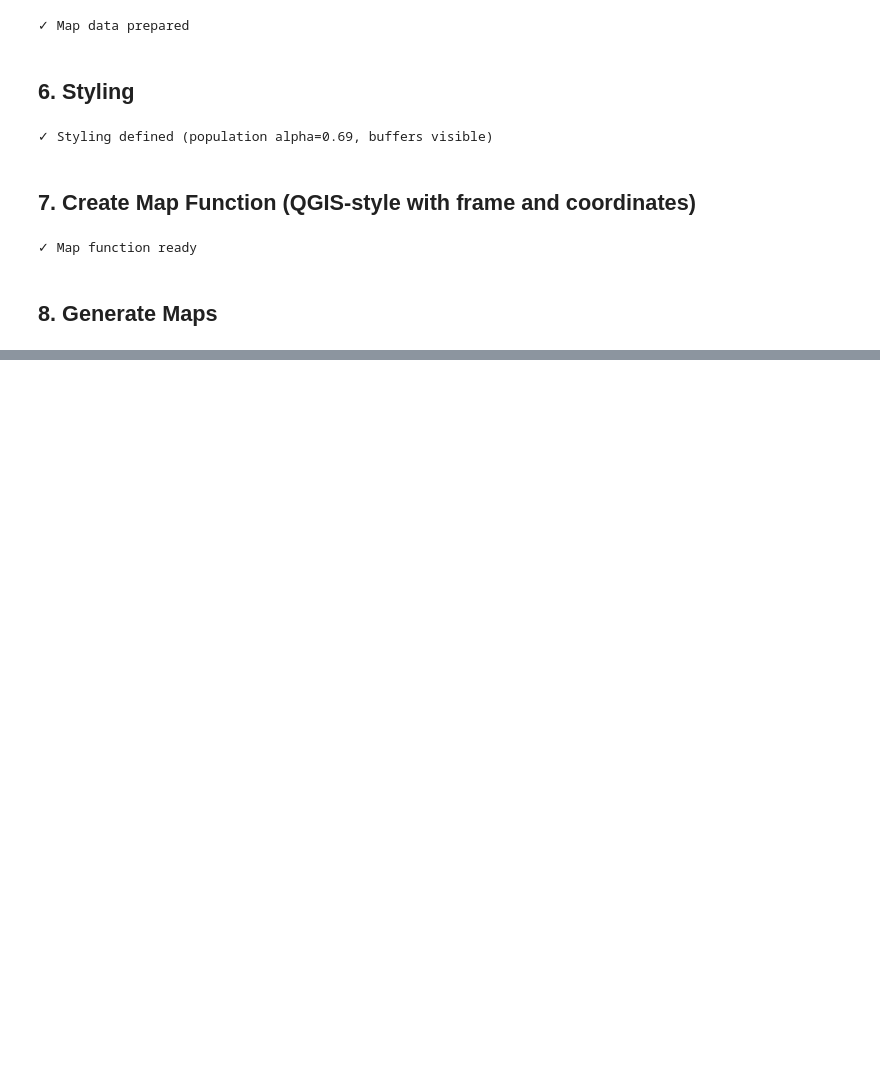
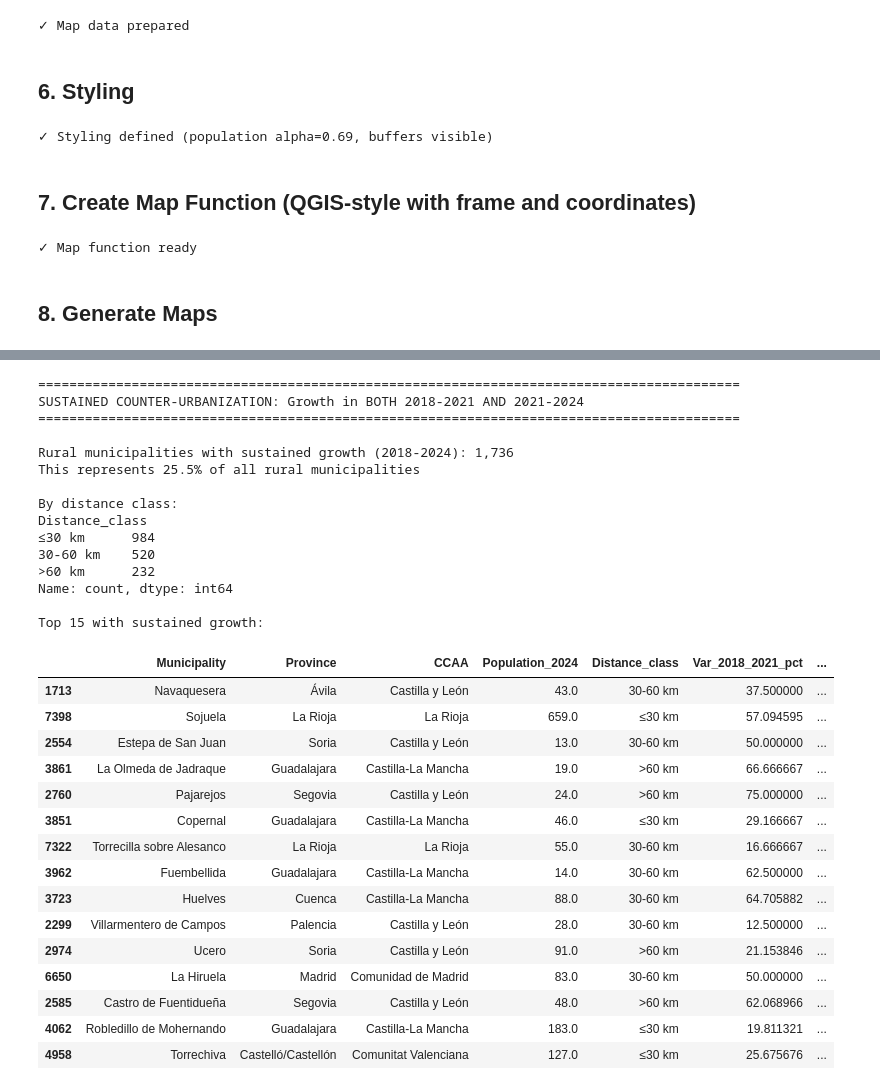
Before and after one commit to juanzotes/rural-migration-land-use-spain, a Jupyter notebook: notebooks/v1_pop_variation_accessibility_buffer_maps.ipynb, the cells around one changed output, grey strips where cells are left out. Saved outputs shown, nothing was run; the diff lists cells and outputs as text; code cells hidden in the pictures; blank space fills up the shorter version.

```diff
--- a/notebooks/v1_pop_variation_accessibility_buffer_maps.ipynb
+++ b/notebooks/v1_pop_variation_accessibility_buffer_maps.ipynb
@@ -526,0 +1258,59 @@ create_population_map(
+# %%
+# CODE CELL - 13.3 Sustained growth analysis (2018-2024)
+# =============================================================================
+print("\n" + "=" * 90)
+print("SUSTAINED COUNTER-URBANIZATION: Growth in BOTH 2018-2021 AND 2021-2024")
+print("=" * 90)
+
+sustained_growth = rural[
+    (rural['Var_2018_2021_pct'] > 0) &
+    (rural['Var_2021_2024_pct'] > 0)
+]
+
+print(f"\nRural municipalities with sustained growth (2018-2024): {len(sustained_growth):,}")
+print(f"This represents {len(sustained_growth)/len(rural)*100:.1f}% of all rural municipalities")
+
+print("\nBy distance class:")
+print(sustained_growth['Distance_class'].value_counts())
+
+print("\nTop 15 with sustained growth:")
+sustained_growth_sorted = sustained_growth.copy()
+sustained_growth_sorted['total_growth'] = sustained_growth_sorted['Var_2018_2021_pct'] + sustained_growth_sorted['Var_2021_2024_pct']
+sustained_growth_sorted = sustained_growth_sorted.sort_values('total_growth', ascending=False)
+
+sustained_cols = ['Municipality', 'Province', 'CCAA', 'Population_2024', 'Distance_class',
+                  'Var_2018_2021_pct', 'Var_2021_2024_pct', 'total_growth']
+sustained_cols = [c for c in sustained_cols if c in sustained_growth_sorted.columns]
+sustained_growth_sorted[sustained_cols].head(15)
+# %% [output]
+==========================================================================================
+SUSTAINED COUNTER-URBANIZATION: Growth in BOTH 2018-2021 AND 2021-2024
+==========================================================================================
+
+Rural municipalities with sustained growth (2018-2024): 1,736
+This represents 25.5% of all rural municipalities
+
+By distance class:
+Distance_class
+≤30 km      984
+30-60 km    520
+>60 km      232
+Name: count, dtype: int64
+
+Top 15 with sustained growth:
+|  | Municipality | Province | CCAA | Population_2024 | Distance_class | Var_2018_2021_pct | ... |
+| 1713 | Navaquesera | Ávila | Castilla y León | 43.0 | 30-60 km | 37.500000 | ... |
+| 7398 | Sojuela | La Rioja | La Rioja | 659.0 | ≤30 km | 57.094595 | ... |
+| 2554 | Estepa de San Juan | Soria | Castilla y León | 13.0 | 30-60 km | 50.000000 | ... |
+| 3861 | La Olmeda de Jadraque | Guadalajara | Castilla-La Mancha | 19.0 | >60 km | 66.666667 | ... |
+| 2760 | Pajarejos | Segovia | Castilla y León | 24.0 | >60 km | 75.000000 | ... |
+| 3851 | Copernal | Guadalajara | Castilla-La Mancha | 46.0 | ≤30 km | 29.166667 | ... |
+| 7322 | Torrecilla sobre Alesanco | La Rioja | La Rioja | 55.0 | 30-60 km | 16.666667 | ... |
+| 3962 | Fuembellida | Guadalajara | Castilla-La Mancha | 14.0 | 30-60 km | 62.500000 | ... |
+| 3723 | Huelves | Cuenca | Castilla-La Mancha | 88.0 | 30-60 km | 64.705882 | ... |
+| 2299 | Villarmentero de Campos | Palencia | Castilla y León | 28.0 | 30-60 km | 12.500000 | ... |
+| 2974 | Ucero | Soria | Castilla y León | 91.0 | >60 km | 21.153846 | ... |
+| 6650 | La Hiruela | Madrid | Comunidad de Madrid | 83.0 | 30-60 km | 50.000000 | ... |
+| 2585 | Castro de Fuentidueña | Segovia | Castilla y León | 48.0 | >60 km | 62.068966 | ... |
+| 4062 | Robledillo de Mohernando | Guadalajara | Castilla-La Mancha | 183.0 | ≤30 km | 19.811321 | ... |
+| 4958 | Torrechiva | Castelló/Castellón | Comunitat Valenciana | 127.0 | ≤30 km | 25.675676 | ... |
```
Also changed, not shown: parts of 32 cells of this notebook, 4 other files.
